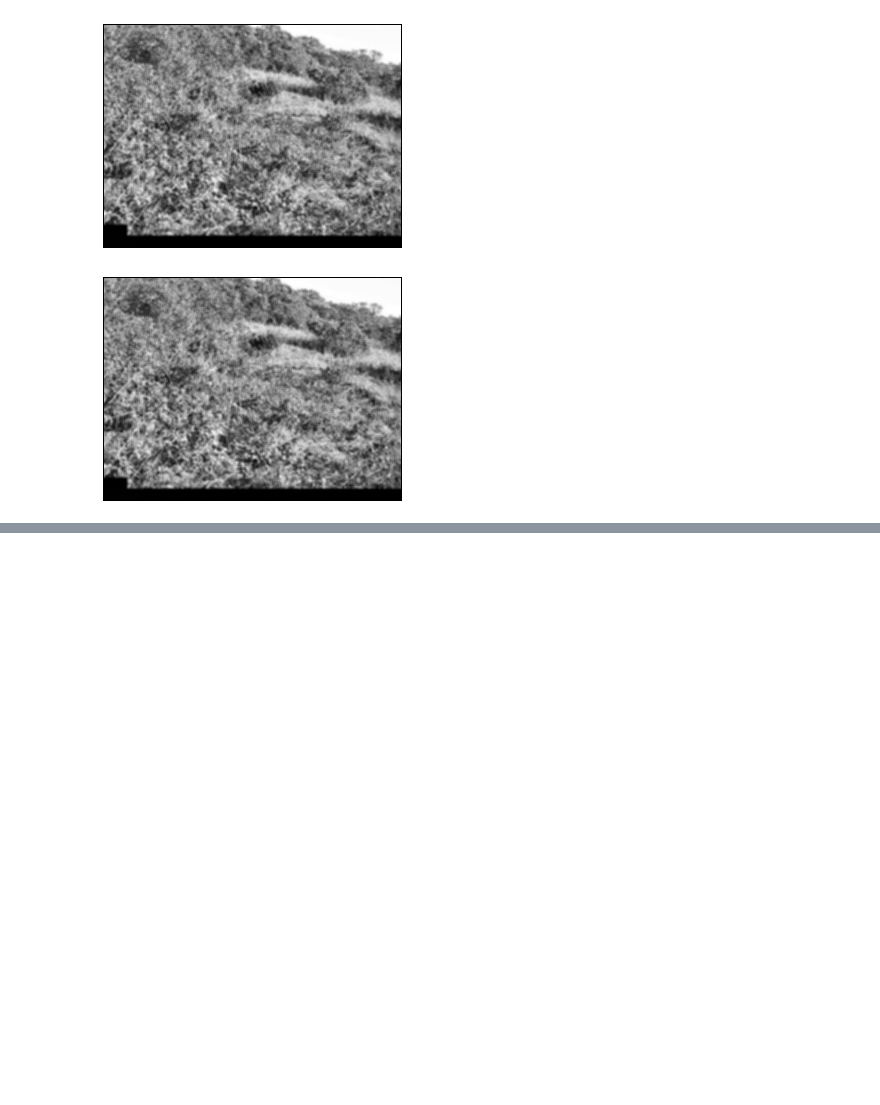
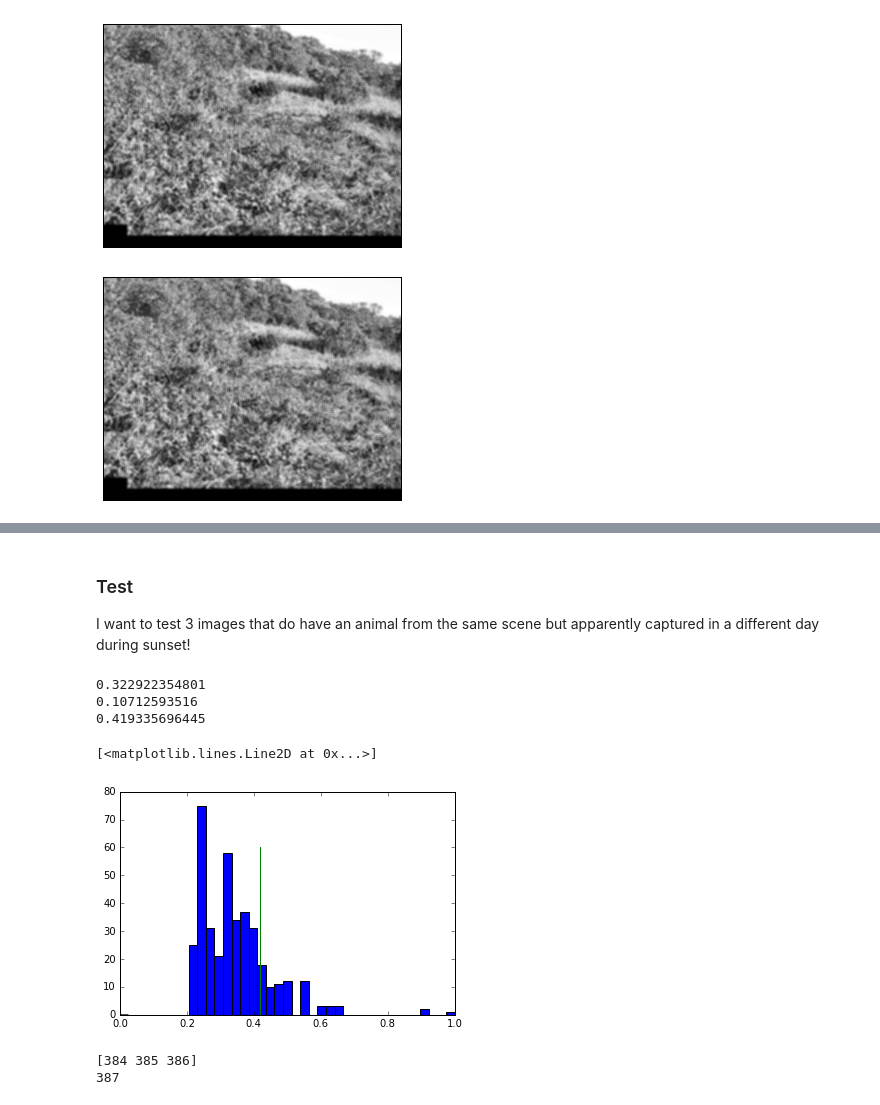
Before and after one commit to mlamee/InsightProject, a Jupyter notebook: Resize.ipynb, the cells around one changed output, grey strips where cells are left out. Saved outputs shown, nothing was run; the diff lists cells and outputs as text; code cells hidden in the pictures; blank space fills up the shorter version.

```diff
--- a/Resize.ipynb
+++ b/Resize.ipynb
@@ -521,0 +522,3 @@ The bottom line is I need to select ~15% of images with largest dissimilarity sc
+# %% [markdown]
+### Test
+I want to test 3 images that do have an animal from the same scene but apparently captured in a different day during sunset!
@@ -521,0 +543,56 @@ The bottom line is I need to select ~15% of images with largest dissimilarity sc
+# %%
+foxlist = glob.glob(namefox+"/*.JPG")
+numfox=len(foxlist)
+foxcube=np.empty([388,518])
+for i in range(numfox):
+    img = cv2.cvtColor( cv2.imread(foxlist[i]), cv2.COLOR_RGB2GRAY )
+    # create a CLAHE object (Arguments are optional). Contrast Limited Adaptive Histogram Equalization
+    clahe = cv2.createCLAHE(clipLimit=2.0, tileGridSize=(8,8))
+    cl1 = clahe.apply(img)
+    foxcube=np.dstack((foxcube,cl1))
+foxcube=np.delete(foxcube,0,2)
+# %%
+foxblur=np.empty([388,518])
+for i in range(numfox):
+    foxblur=np.dstack((foxblur,cv2.blur(foxcube[:,:,i],(5,5))))
+foxblur=np.delete(foxblur,0,2)
+
+subfoxblur=np.empty([388,518])
+subfoxcube=np.empty([388,518])
+for i in range(numfox):
+    subfoxblur=np.dstack((subfoxblur,cv2.subtract(foxblur[:,:,i],medblur)))
+subfoxblur=np.delete(subfoxblur,0,2)
+# %%
+### calculating the similarity between the medblur image and the fox images.
+method=cv2.cv.CV_COMP_CORREL
+dfox=[]
+stdfoxscore=[]
+for i in range(numfox):
+    hist = cv2.calcHist([np.array(foxblur[:,:,i],dtype = np.uint16)],[0],None,[256],[0,256])
+    hist = cv2.normalize(hist).flatten()
+    dfox = np.append(dfox,cv2.compareHist(histmedblur[5:250],hist[5:250], method))
+    stdfoxscore=np.append(stdfoxscore,np.std(foxblur[:,:,i]-medblur))
+# %%
+dfox2=np.append(d,dfox)
+std2=np.append(stdscore,stdfoxscore)
+foxscore=std2+1.0/dfox2
+foxscore_norm=foxscore/np.max(foxscore)
+plt.hist(foxscore_norm,bins=np.linspace(0,1,40))
+print np.median(foxscore_norm)
+print np.std(foxscore_norm)
+thres=np.median(foxscore_norm)+0.9*np.std(foxscore_norm)
+print thres
+plt.plot([thres,thres],[0,60])
+# %% [output]
+0.322922354801
+0.10712593516
+0.419335696445
+[<matplotlib.lines.Line2D at 0x...>]
+[figure, added]
+# %%
+id=np.where(foxscore_norm >=0.8)[0]
+print id
+print len(foxscore_norm)
+# %% [output]
+[384 385 386]
+387
```
Also changed, not shown: parts of 4 cells of this notebook.
